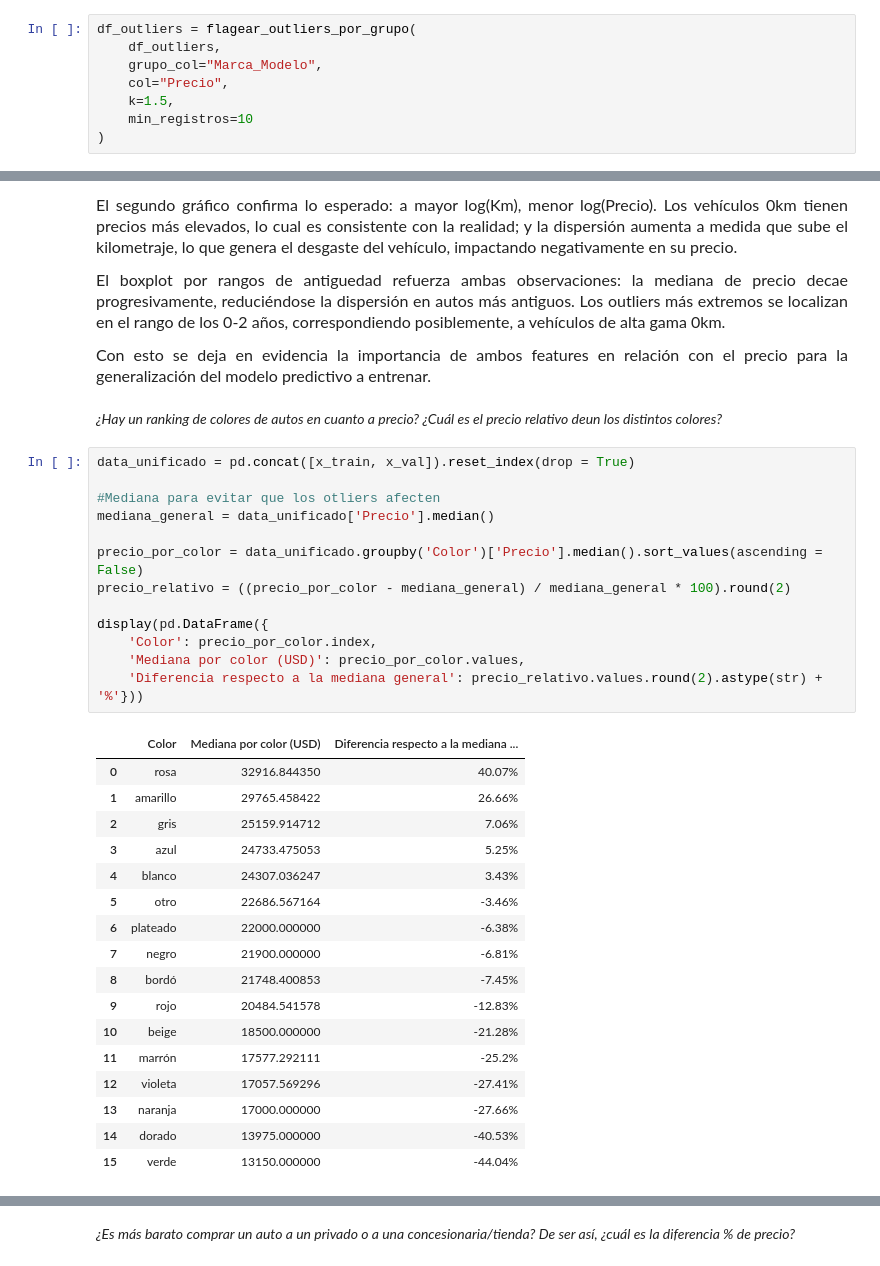
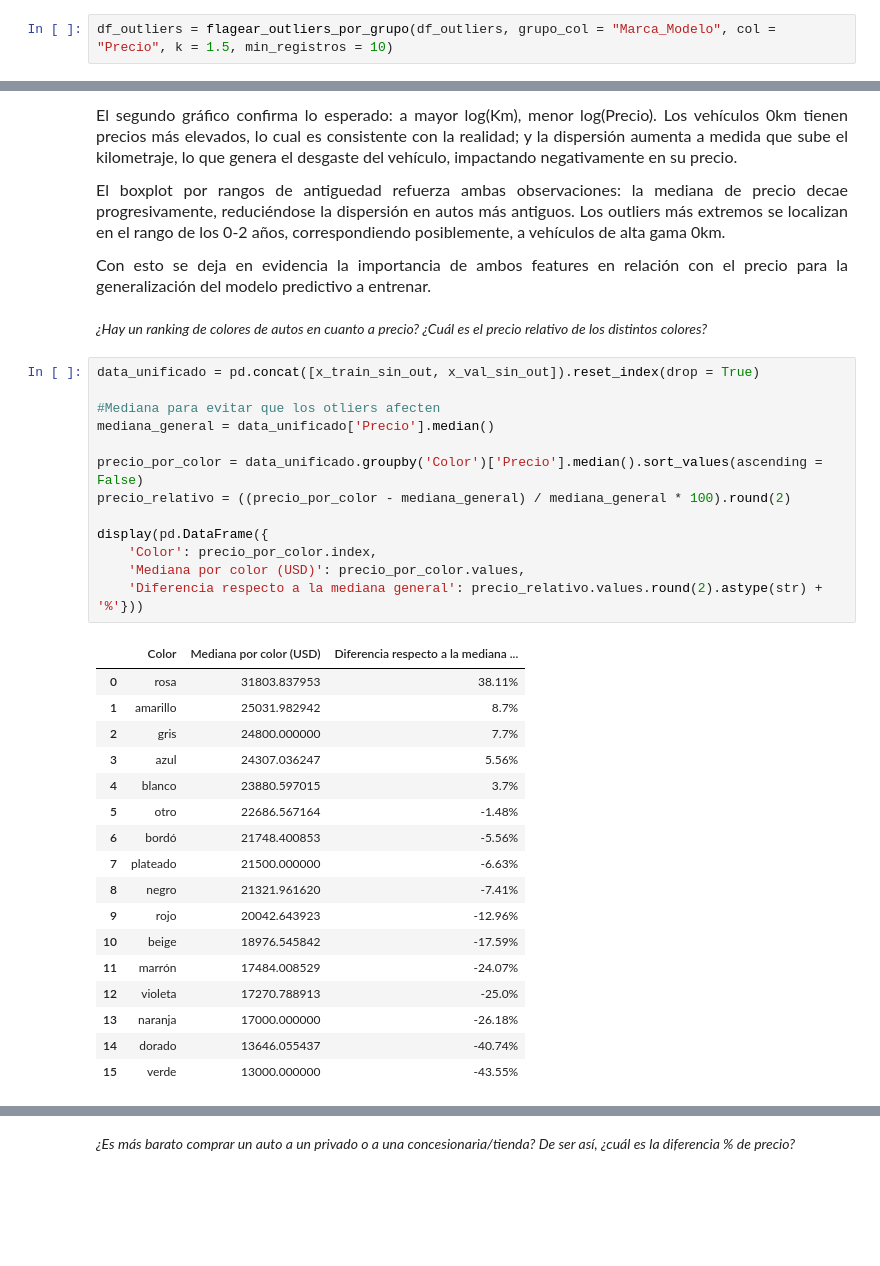
Before and after one commit to PilarOtero/Gurevich_Otero_Informe_PF, a Jupyter notebook: notebook/Gurevich_Otero_Notebook_PF.ipynb, the cells around one changed output, grey strips where cells are left out. Cells and saved outputs as stored; diff of their text form; blank space fills up the shorter version.

```diff
--- a/notebook/Gurevich_Otero_Notebook_PF.ipynb
+++ b/notebook/Gurevich_Otero_Notebook_PF.ipynb
@@ -320,13 +321,7 @@ DETECCION DE OUTLIERS
 # %%
 df_outliers = data_pre.copy()
 # %%
-df_outliers = flagear_outliers_por_grupo(
-    df_outliers,
-    grupo_col="Marca_Modelo",
-    col="Precio",
-    k=1.5,
-    min_registros=10
-)
+df_outliers = flagear_outliers_por_grupo(df_outliers, grupo_col = "Marca_Modelo", col = "Precio", k = 1.5, min_registros = 10)
 # %% [output]
 [Precio] Outliers detectados: 544 (2.99%)
 Grupos chicos no filtrados (<10 registros): 49
@@ -858,35 +927,35 @@ El boxplot por rangos de antiguedad refuerza ambas observaciones: la mediana de
 Con esto se deja en evidencia la importancia de ambos features en relación con el precio para la generalización del modelo predictivo a entrenar.
 </p>
 # %% [markdown]
-*¿Hay un ranking de colores de autos en cuanto a precio? ¿Cuál es el precio relativo deun los distintos colores?*
+*¿Hay un ranking de colores de autos en cuanto a precio? ¿Cuál es el precio relativo de los distintos colores?*
 # %%
-data_unificado = pd.concat([x_train, x_val]).reset_index(drop = True)
+data_unificado = pd.concat([x_train_sin_out, x_val_sin_out]).reset_index(drop = True)
 
 #Mediana para evitar que los otliers afecten
 mediana_general = data_unificado['Precio'].median()
 
 precio_por_color = data_unificado.groupby('Color')['Precio'].median().sort_values(ascending = False)
 precio_relativo = ((precio_por_color - mediana_general) / mediana_general * 100).round(2)
 
 display(pd.DataFrame({
     'Color': precio_por_color.index,
     'Mediana por color (USD)': precio_por_color.values,
     'Diferencia respecto a la mediana general': precio_relativo.values.round(2).astype(str) + '%'}))
 # %% [output]
 |  | Color | Mediana por color (USD) | Diferencia respecto a la mediana ... |
-| 0 | rosa | 32916.844350 | 40.07% |
-| 1 | amarillo | 29765.458422 | 26.66% |
-| 2 | gris | 25159.914712 | 7.06% |
-| 3 | azul | 24733.475053 | 5.25% |
-| 4 | blanco | 24307.036247 | 3.43% |
-| 5 | otro | 22686.567164 | -3.46% |
-| 6 | plateado | 22000.000000 | -6.38% |
-| 7 | negro | 21900.000000 | -6.81% |
-| 8 | bordó | 21748.400853 | -7.45% |
-| 9 | rojo | 20484.541578 | -12.83% |
-| 10 | beige | 18500.000000 | -21.28% |
-| 11 | marrón | 17577.292111 | -25.2% |
-| 12 | violeta | 17057.569296 | -27.41% |
-| 13 | naranja | 17000.000000 | -27.66% |
-| 14 | dorado | 13975.000000 | -40.53% |
-| 15 | verde | 13150.000000 | -44.04% |
+| 0 | rosa | 31803.837953 | 38.11% |
+| 1 | amarillo | 25031.982942 | 8.7% |
+| 2 | gris | 24800.000000 | 7.7% |
+| 3 | azul | 24307.036247 | 5.56% |
+| 4 | blanco | 23880.597015 | 3.7% |
+| 5 | otro | 22686.567164 | -1.48% |
+| 6 | bordó | 21748.400853 | -5.56% |
+| 7 | plateado | 21500.000000 | -6.63% |
+| 8 | negro | 21321.961620 | -7.41% |
+| 9 | rojo | 20042.643923 | -12.96% |
+| 10 | beige | 18976.545842 | -17.59% |
+| 11 | marrón | 17484.008529 | -24.07% |
+| 12 | violeta | 17270.788913 | -25.0% |
+| 13 | naranja | 17000.000000 | -26.18% |
+| 14 | dorado | 13646.055437 | -40.74% |
+| 15 | verde | 13000.000000 | -43.55% |
```
Also changed, not shown: parts of 23 cells of this notebook, 2 other files.
